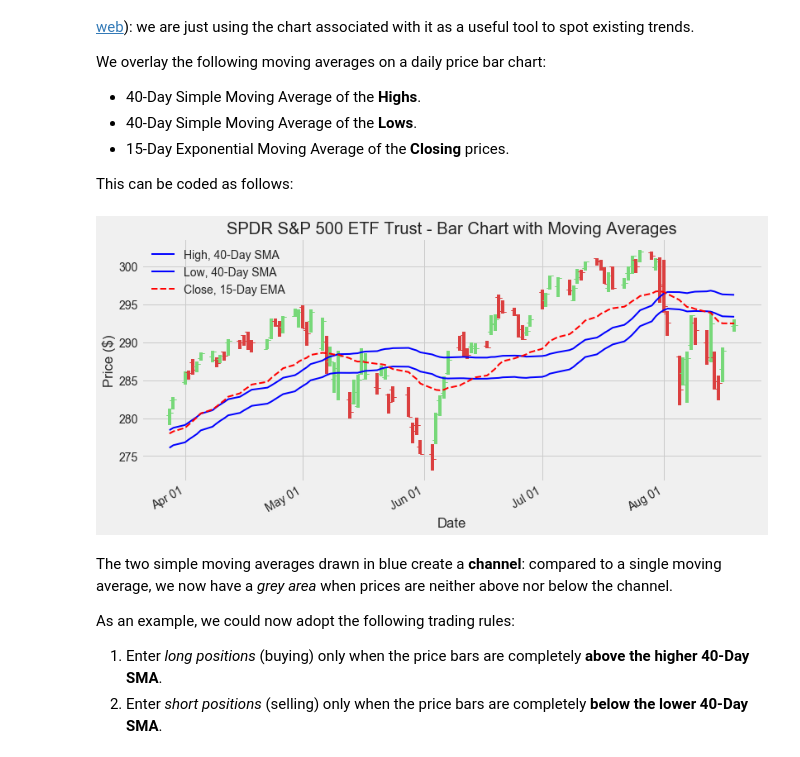
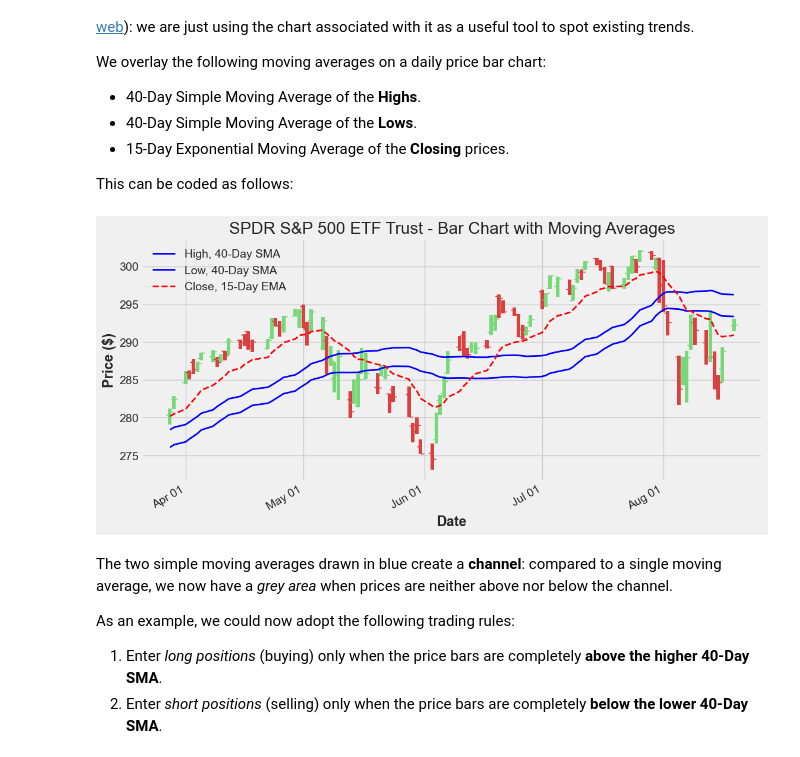
Before and after one commit to stebas101/TradingToolbox, a Jupyter notebook: TTB03 - Introducing OHLC charts.ipynb, the cells around one changed output. Cells and saved outputs as stored; diff of their text form; code cells hidden in the pictures.

```diff
--- a/TTB03 - Introducing OHLC charts.ipynb
+++ b/TTB03 - Introducing OHLC charts.ipynb
@@ -203,25 +203,25 @@ This can be coded as follows:
 # %%
 hsma40 = data['High'].rolling(40).mean()
 lsma40 = data['Low'].rolling(40).mean()
-ema15 = data['Close'].ewm(15).mean()
+ema15 = data['Close'].ewm(span=15).mean()
 
 fig, ax = plt.subplots(figsize = (12,6))
 
 mpf.plot_day_summary_ohlc(ax, ohlc[-100:], ticksize = 4, colorup='#77d879', colordown='#db3f3f')
 ax.plot(hsma40[-100:], color = 'blue', linewidth = 2, label='High, 40-Day SMA')
 ax.plot(lsma40[-100:], color = 'blue', linewidth = 2, label='Low, 40-Day SMA')
 ax.plot(ema15[-100:], color = 'red', linestyle='--', linewidth = 2, label='Close, 15-Day EMA')
 
 ax.set_xlabel('Date')
 ax.set_ylabel('Price ($)')
 ax.set_title('SPDR S&P 500 ETF Trust - Bar Chart with Moving Averages')
 ax.legend()
 ax.xaxis.set_major_formatter(mdates.DateFormatter('%b %d'))
 fig.autofmt_xdate()
 
 # plt.show() # add this if you're not using Jupyter Notebook
 # %% [output]
-[figure, old version]
+[figure, new version]
 # %% [markdown]
 The two simple moving averages drawn in blue create a **channel**: compared to a single moving average, we now have a *grey area* when prices are neither above nor below the channel.
 
```
Also changed, not shown: parts of 3 cells of this notebook.
